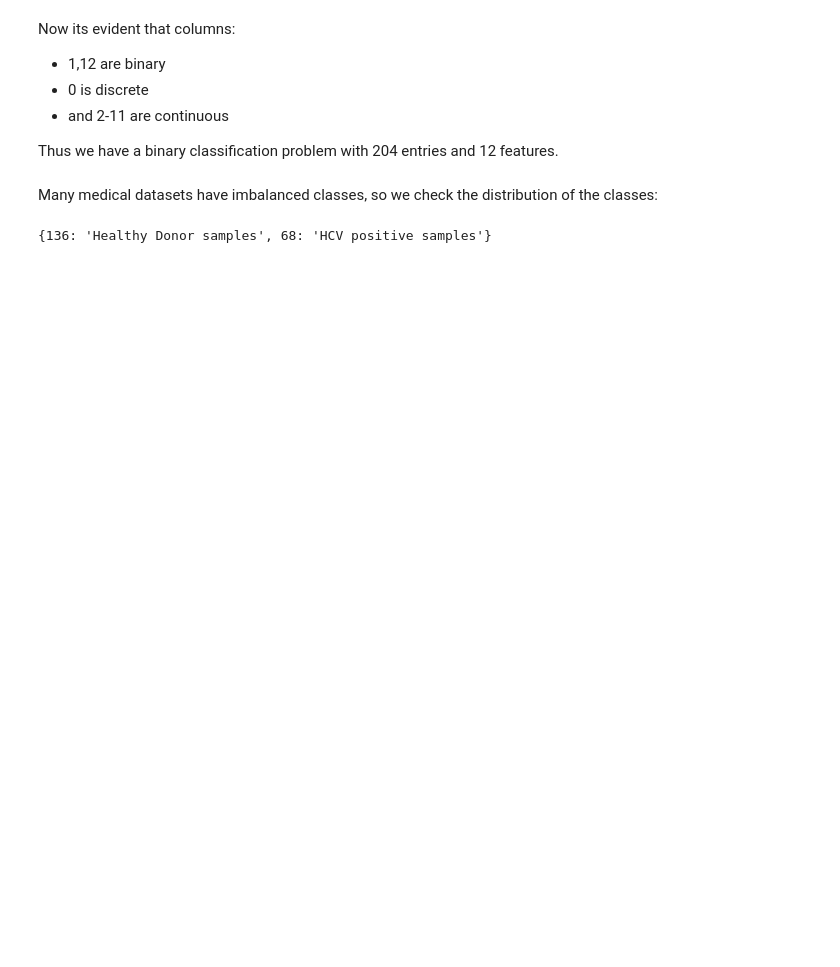
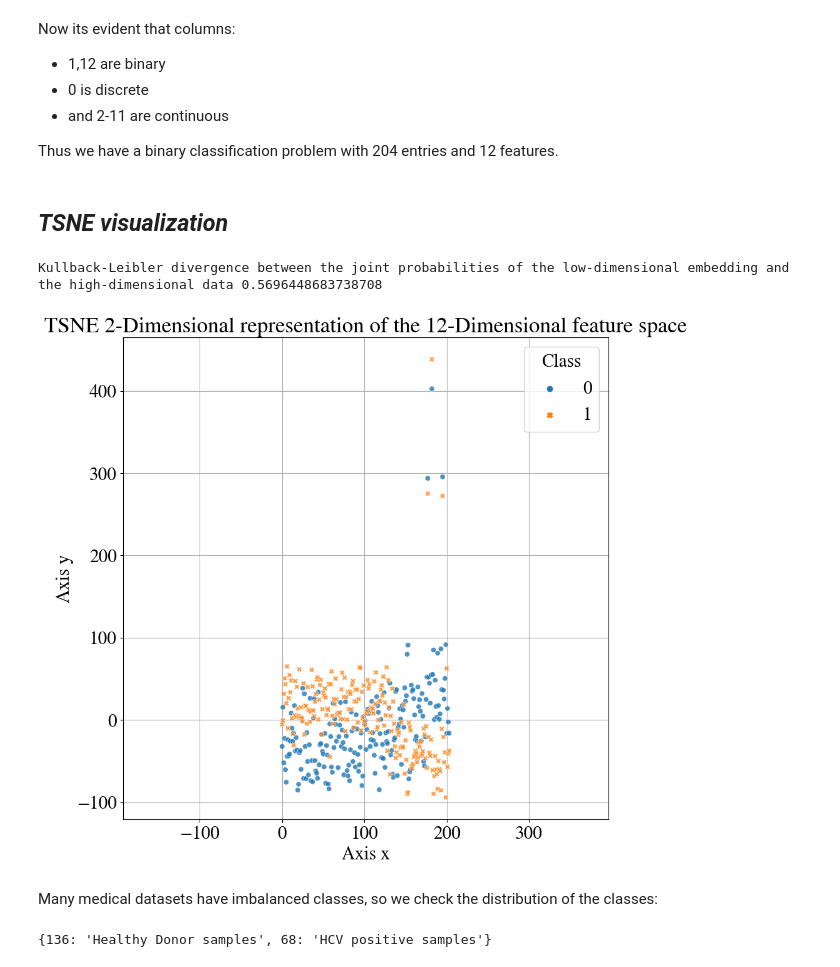
Before and after one commit to KyriakosPsa/Hepatitis-C-prediction-pipeline, a Jupyter notebook: data_exploration.ipynb, the cells around one changed output. Saved outputs shown, nothing was run; the diff lists cells and outputs as text; code cells hidden in the pictures; blank space fills up the shorter version.

```diff
--- a/data_exploration.ipynb
+++ b/data_exploration.ipynb
@@ -70,6 +70,37 @@ Thus we have a binary classification problem with 204 entries and 12 features.
 # %%
 df_features = df.iloc[:, 0:-1]
 df_targets = df.iloc[:, -1]
+# %% [markdown]
+## *TSNE visualization*
+# %%
+from sklearn.manifold import TSNE
+
+
+def plot_tsne(X, title, save=False, save_name="tsne"):
+    tsne = TSNE(n_components=2, learning_rate='auto',
+                init='pca', perplexity=30, method='barnes_hut')
+    X_tsne = tsne.fit_transform(X)
+    print(
+        f"Kullback-Leibler divergence between the joint probabilities of the low-dimensional embedding and the high-dimensional data {tsne.kl_divergence_}")
+    plt.figure(figsize=(10, 10))
+    sns.scatterplot(X_tsne, alpha=0.8)
+    plt.axis("equal")
+    plt.ylabel("Axis y")
+    plt.xlabel("Axis x")
+    plt.legend(title="Class")
+    plt.title(title)
+    plt.grid()
+    if save:
+        plt.savefig(fname=f'images/{save_name}.png', dpi=300,
+                    format='png',  bbox_inches='tight')
+    plt.show()
+
+
+plot_tsne(df_features, save=False, save_name="initial_tsne",
+          title="TSNE 2-Dimensional representation of the 12-Dimensional feature space")
+# %% [output]
+Kullback-Leibler divergence between the joint probabilities of the low-dimensional embedding and the high-dimensional data 0.5696448683738708
+[figure, added]
 # %% [markdown]
 Many medical datasets have imbalanced classes, so we check the distribution of the classes:
 # %%
```
Also changed, not shown: parts of 24 cells of this notebook.
